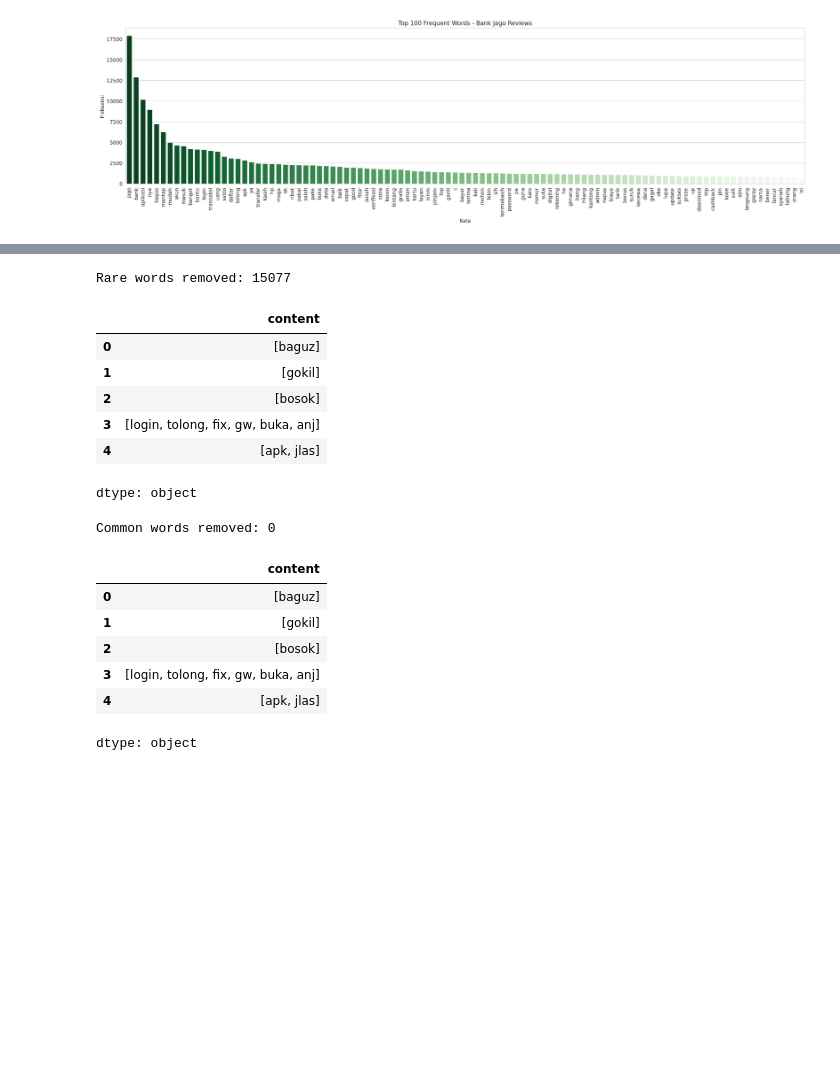
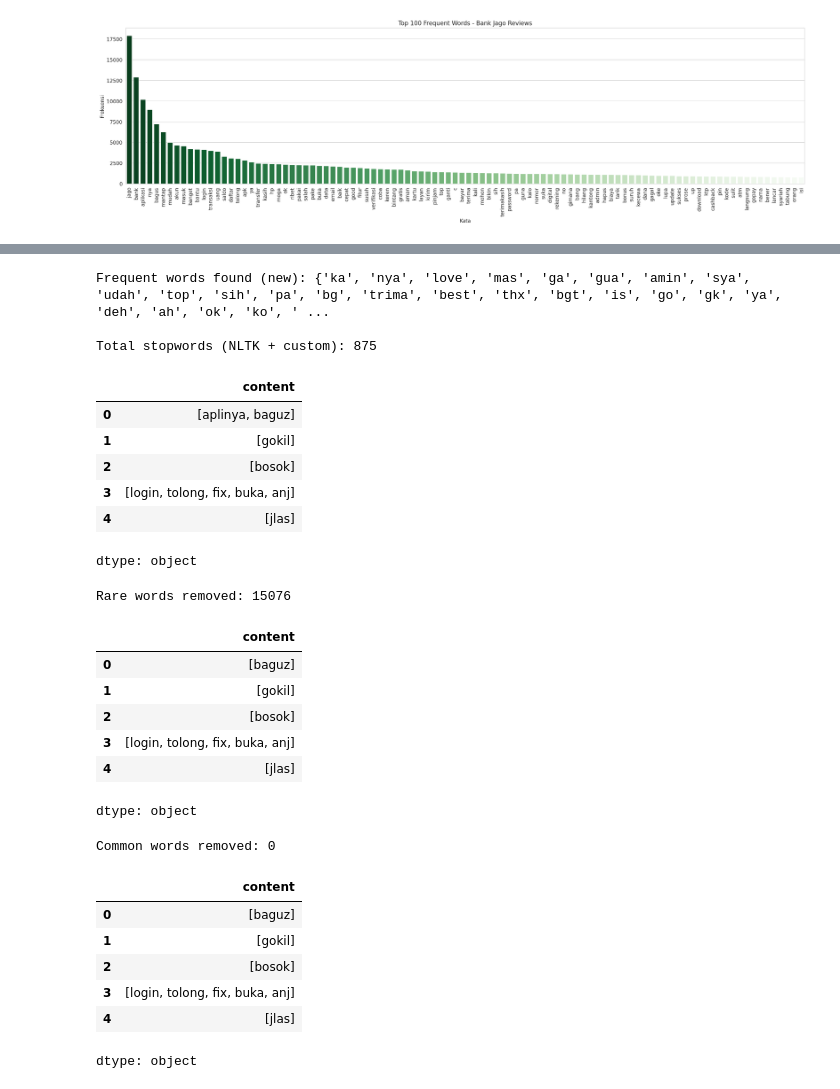
Before and after one commit to abyansyah052/NLP-1, a Jupyter notebook: Week2&3_Assignment/Tugas1A.ipynb, the cells around one changed output, grey strips where cells are left out. Cells and saved outputs as stored; diff of their text form; code cells hidden in the pictures; blank space fills up the shorter version.

```diff
--- a/Week2&3_Assignment/Tugas1A.ipynb
+++ b/Week2&3_Assignment/Tugas1A.ipynb
@@ -367,3 +338,57 @@ dtype: object
+# %%
+# Frequent Words found (new) dari hasil top 50/100 di atas
+
+frequent_words_new = {
+    # Nama produk
+    'jago', 'bank', 'aplikasi', 'apk', 'app', 'bankjago', 'jagoo', 'jagooo',
+
+    # Suffix / partikel / filler bahasa Indonesia
+    'nya', 'ya', 'sih', 'nih', 'deh', 'ni', 'ko', 'aja', 'yah', 'yaa',
+    'yaaa', 'iyaa', 'iya', 'deh', 'dong', 'tuh', 'kah', 'lah',
+
+    # Kata ganti / sapaan
+    'gw', 'gua', 'ku', 'lu', 'lo', 'sya', 'pa', 'bang', 'min', 'kak',
+    'bg', 'ka', 'mas', 'mah', 'neng',
+
+    # Singkatan noise yang lolos expand_contractions
+    'pake', 'tf', 'sm', 'lg', 'tp', 'dg', 'jg', 'bgt', 'bngt', 'sgt',
+    'tlg', 'tlong', 'tlp', 'tlpn', 'ksh', 'mksh', 'thx', 'tks', 'trima',
+    'trimakasih', 'terimakasih', 'makasih', 'makas',
+
+    # English noise words
+    'the', 'is', 'it', 'in', 'so', 'by', 'and', 'to', 'up', 'no',
+    'ok', 'oke', 'not', 'all', 'go', 'good', 'nice', 'bad', 'top',
+    'best', 'fast', 'love', 'like', 'very', 'easy', 'real',
+
+    # Filler pendek lainnya
+    'c', 'moga', 'amin', 'aamiin', 'alhamdulillah', 'bismillah',
+    'wkwk', 'wkwkwk', 'hehe', 'wow', 'ah', 'eh', 'aduh', 'dlu',
+    'udah', 'dah', 'dh', 'uda', 'jdi', 'jd', 'tu', 'da', 'ga',
+    'gak', 'gk', 'ngk', 'ngak', 'kaga', 'kagak', 'gada', 'gaada',
+}
+
+
+print("Frequent words found (new):", frequent_words_new)
+
+stop_words.update(frequent_words_new)
+print(f"\nTotal stopwords (NLTK + custom): {len(stop_words)}")
+
+# Re-apply stopword removal
+df_clean['content'] = df_clean['content'].apply(
+    lambda tokens: [w for w in tokens if w not in stop_words and len(w) > 1]
+)
+df_clean['content'].head()
+# %% [output]
+Frequent words found (new): {'ka', 'nya', 'love', 'mas', 'ga', 'gua', 'amin', 'sya', 'udah', 'top', 'sih', 'pa', 'bg', 'trima', 'best', 'thx', 'bgt', 'is', 'go', 'gk', 'ya', 'deh', 'ah', 'ok', 'ko', ' ...
+
+Total stopwords (NLTK + custom): 875
+|  | content |
+| 0 | [aplinya, baguz] |
+| 1 | [gokil] |
+| 2 | [bosok] |
+| 3 | [login, tolong, fix, buka, anj] |
+| 4 | [jlas] |
+dtype: object
 # %%
 #Rare Words Removal
 
@@ -378,13 +403,13 @@ df_clean['content'] = df_clean['content'].apply(
 )
 df_clean['content'].head()
 # %% [output]
-Rare words removed: 15077
+Rare words removed: 15076
 |  | content |
 | 0 | [baguz] |
 | 1 | [gokil] |
 | 2 | [bosok] |
-| 3 | [login, tolong, fix, gw, buka, anj] |
-| 4 | [apk, jlas] |
+| 3 | [login, tolong, fix, buka, anj] |
+| 4 | [jlas] |
 dtype: object
 # %%
 #common words removal
@@ -405,8 +430,8 @@ Common words removed: 0
 | 0 | [baguz] |
 | 1 | [gokil] |
 | 2 | [bosok] |
-| 3 | [login, tolong, fix, gw, buka, anj] |
-| 4 | [apk, jlas] |
+| 3 | [login, tolong, fix, buka, anj] |
+| 4 | [jlas] |
 dtype: object
 # %%
 #Join Token & Save cleandata.csv
```
Also changed, not shown: parts of 2 cells of this notebook.
